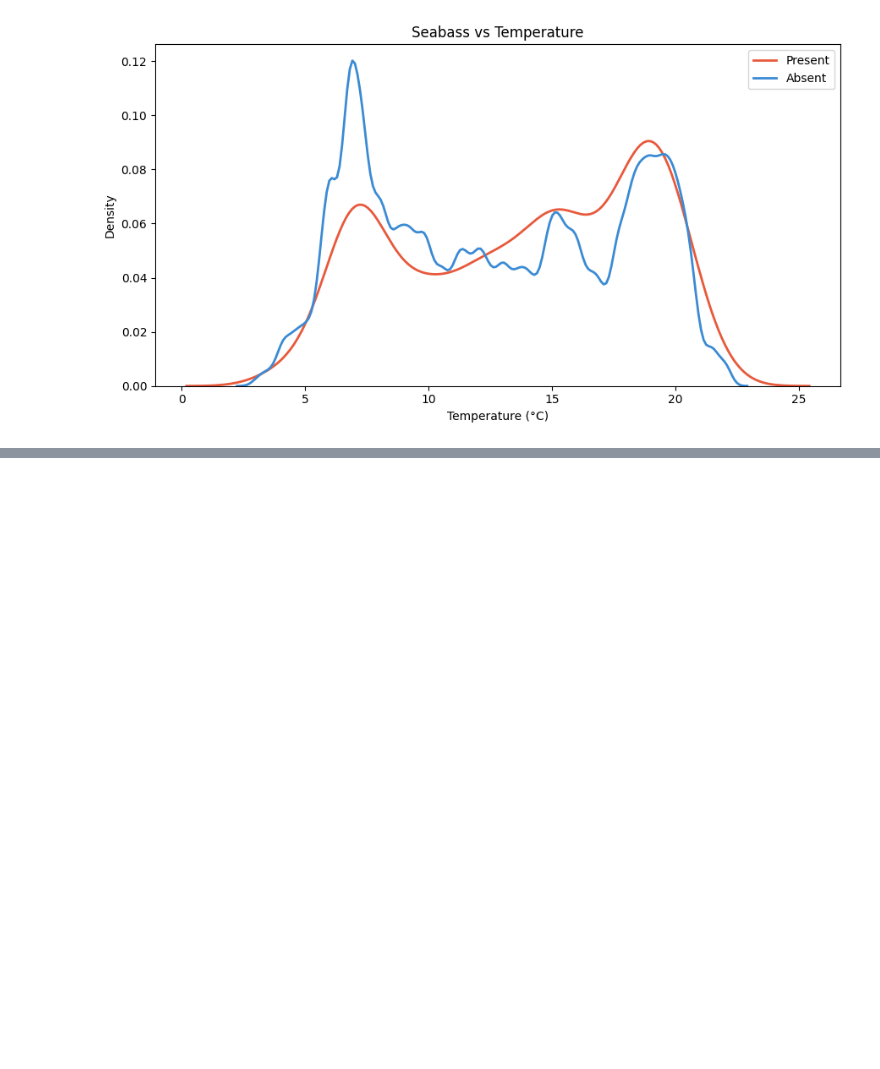
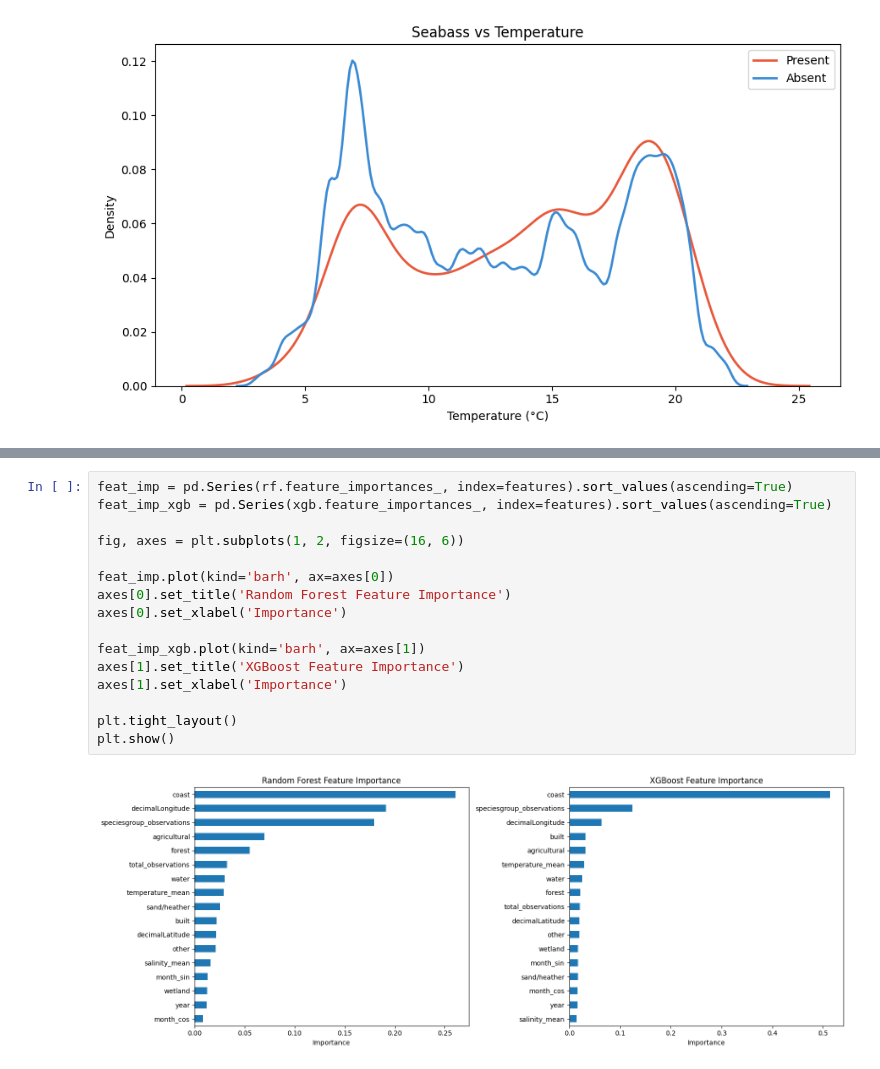
Before and after one commit to XueHu2222/DSAI, a Jupyter notebook: assignment_template_it1.ipynb, the cells around one changed output, grey strips where cells are left out. Cells and saved outputs as stored; diff of their text form; blank space fills up the shorter version.

```diff
--- a/assignment_template_it1.ipynb
+++ b/assignment_template_it1.ipynb
@@ -637,0 +608,18 @@ weighted avg       1.00      1.00      1.00   1125254
+# %%
+feat_imp = pd.Series(rf.feature_importances_, index=features).sort_values(ascending=True)
+feat_imp_xgb = pd.Series(xgb.feature_importances_, index=features).sort_values(ascending=True)
+
+fig, axes = plt.subplots(1, 2, figsize=(16, 6))
+
+feat_imp.plot(kind='barh', ax=axes[0])
+axes[0].set_title('Random Forest Feature Importance')
+axes[0].set_xlabel('Importance')
+
+feat_imp_xgb.plot(kind='barh', ax=axes[1])
+axes[1].set_title('XGBoost Feature Importance')
+axes[1].set_xlabel('Importance')
+
+plt.tight_layout()
+plt.show()
+# %% [output]
+[figure, added]
```
Also changed, not shown: parts of 62 cells of this notebook.
